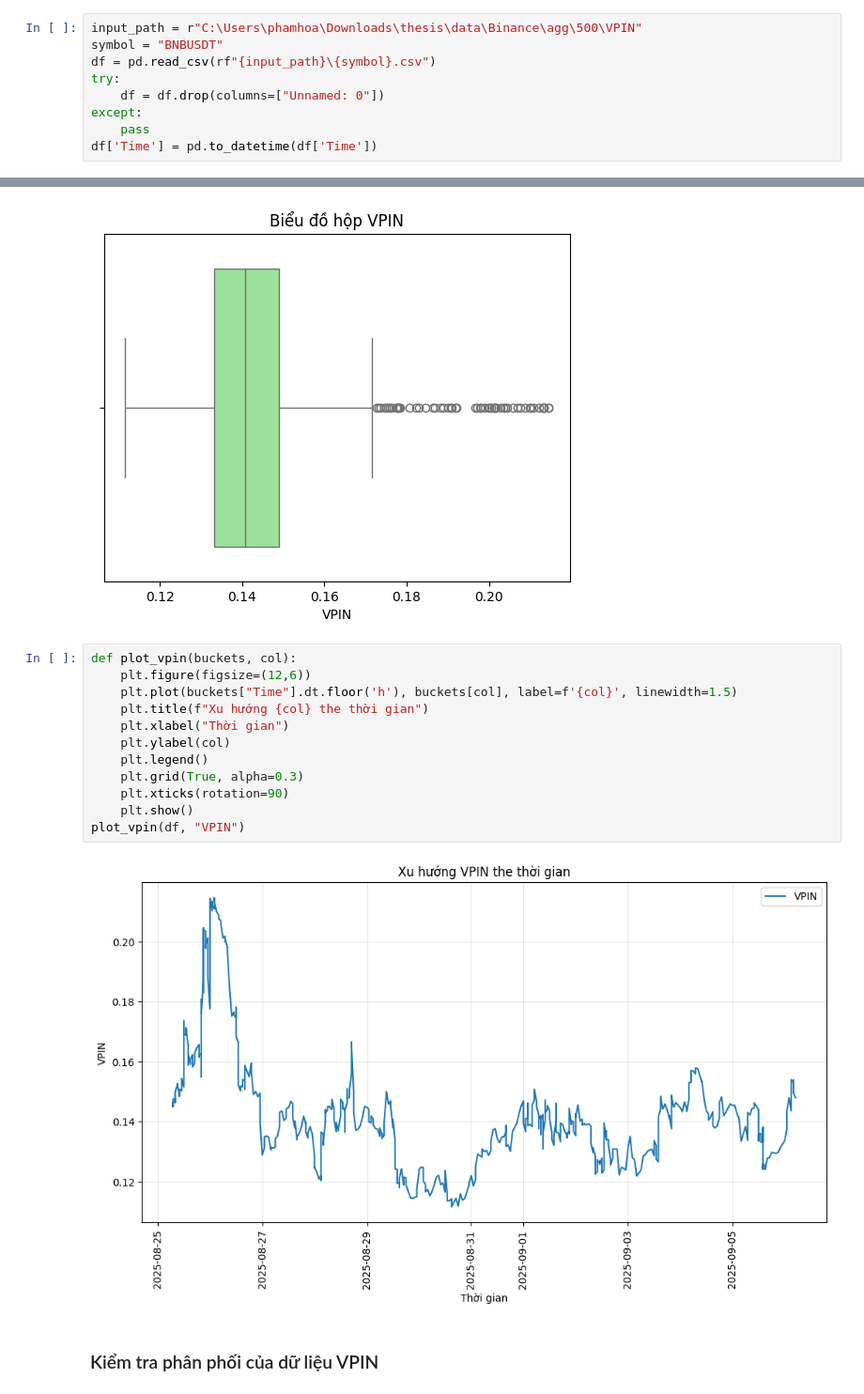
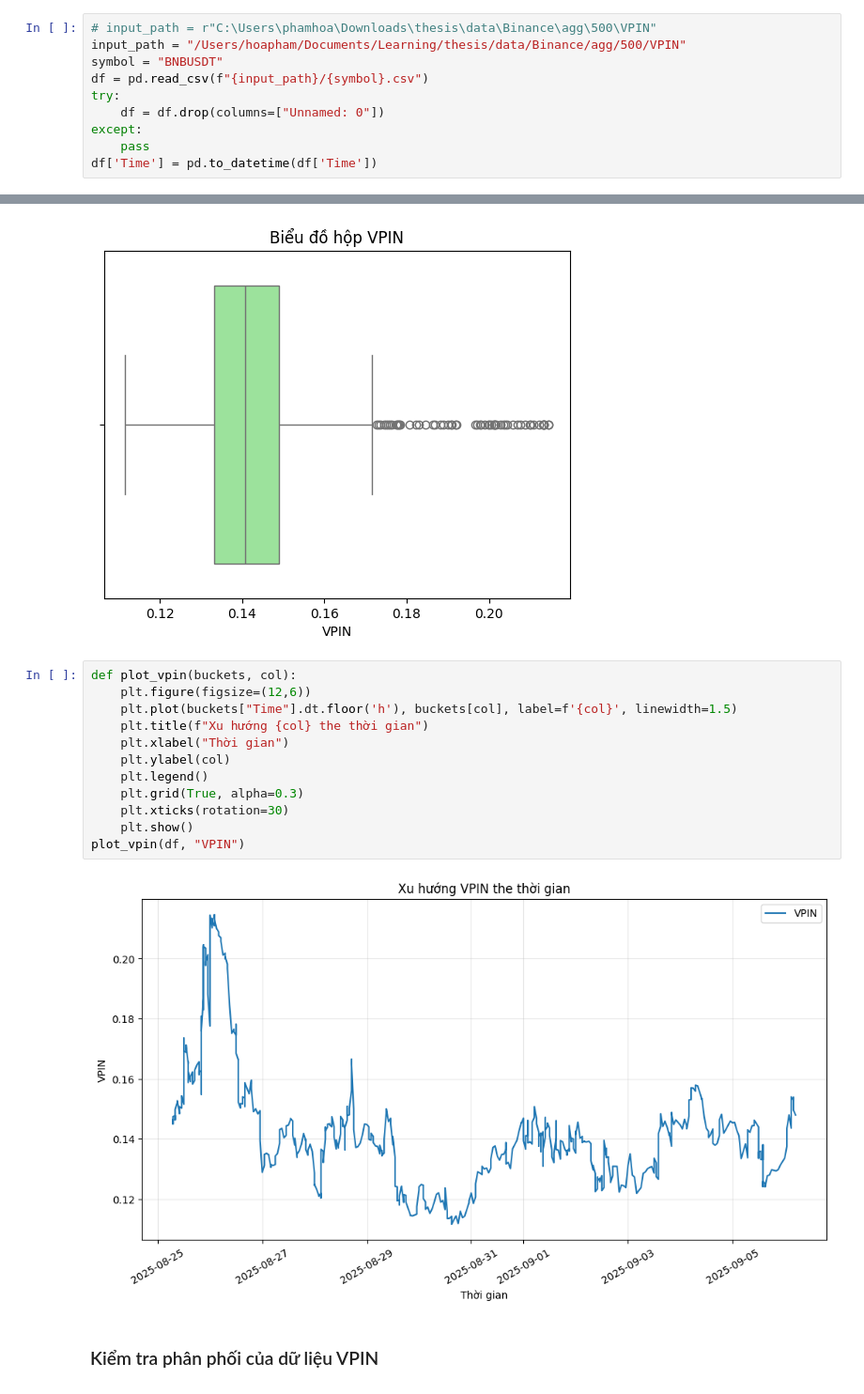
Before and after one commit to HoaPham119/thesis, a Jupyter notebook: code/binance_model.ipynb, the cells around one changed output, grey strips where cells are left out. Shown: that part at 94% size. Cells and saved outputs as stored; diff of their text form.

```diff
--- a/code/binance_model.ipynb
+++ b/code/binance_model.ipynb
@@ -7,9 +7,10 @@ import matplotlib.pyplot as plt
 import seaborn as sns
 from scipy.stats import shapiro
 # %%
-input_path = r"C:\Users\phamhoa\Downloads\thesis\data\Binance\agg\500\VPIN"
+# input_path = r"C:\Users\phamhoa\Downloads\thesis\data\Binance\agg\500\VPIN"
+input_path = "/Users/hoapham/Documents/Learning/thesis/data/Binance/agg/500/VPIN"
 symbol = "BNBUSDT"
-df = pd.read_csv(rf"{input_path}\{symbol}.csv")
+df = pd.read_csv(f"{input_path}/{symbol}.csv")
 try:
     df = df.drop(columns=["Unnamed: 0"])
 except:
@@ -60,17 +83,17 @@ plt.show()
 # %%
 def plot_vpin(buckets, col):
     plt.figure(figsize=(12,6))
     plt.plot(buckets["Time"].dt.floor('h'), buckets[col], label=f'{col}', linewidth=1.5)
     plt.title(f"Xu hướng {col} the thời gian")
     plt.xlabel("Thời gian")
     plt.ylabel(col)
     plt.legend()
     plt.grid(True, alpha=0.3)
-    plt.xticks(rotation=90)
+    plt.xticks(rotation=30)
     plt.show()
 plot_vpin(df, "VPIN")
 # %% [output]
-[figure, old version]
+[figure, new version]
 # %% [markdown]
 ### Kiểm tra phân phối của dữ liệu VPIN
 # %% [markdown]
```
Also changed, not shown: parts of 23 cells of this notebook, 1 other file.
